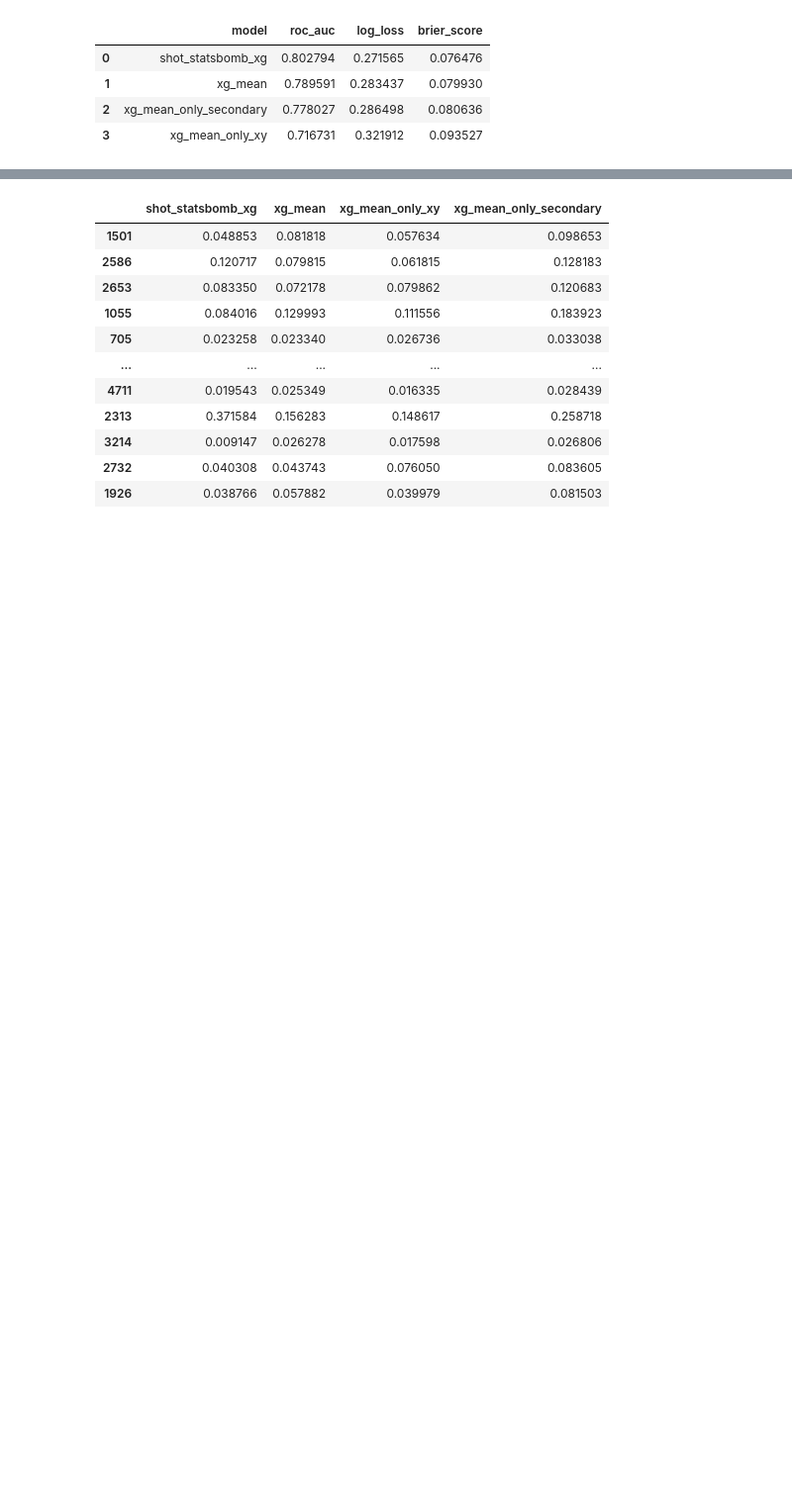
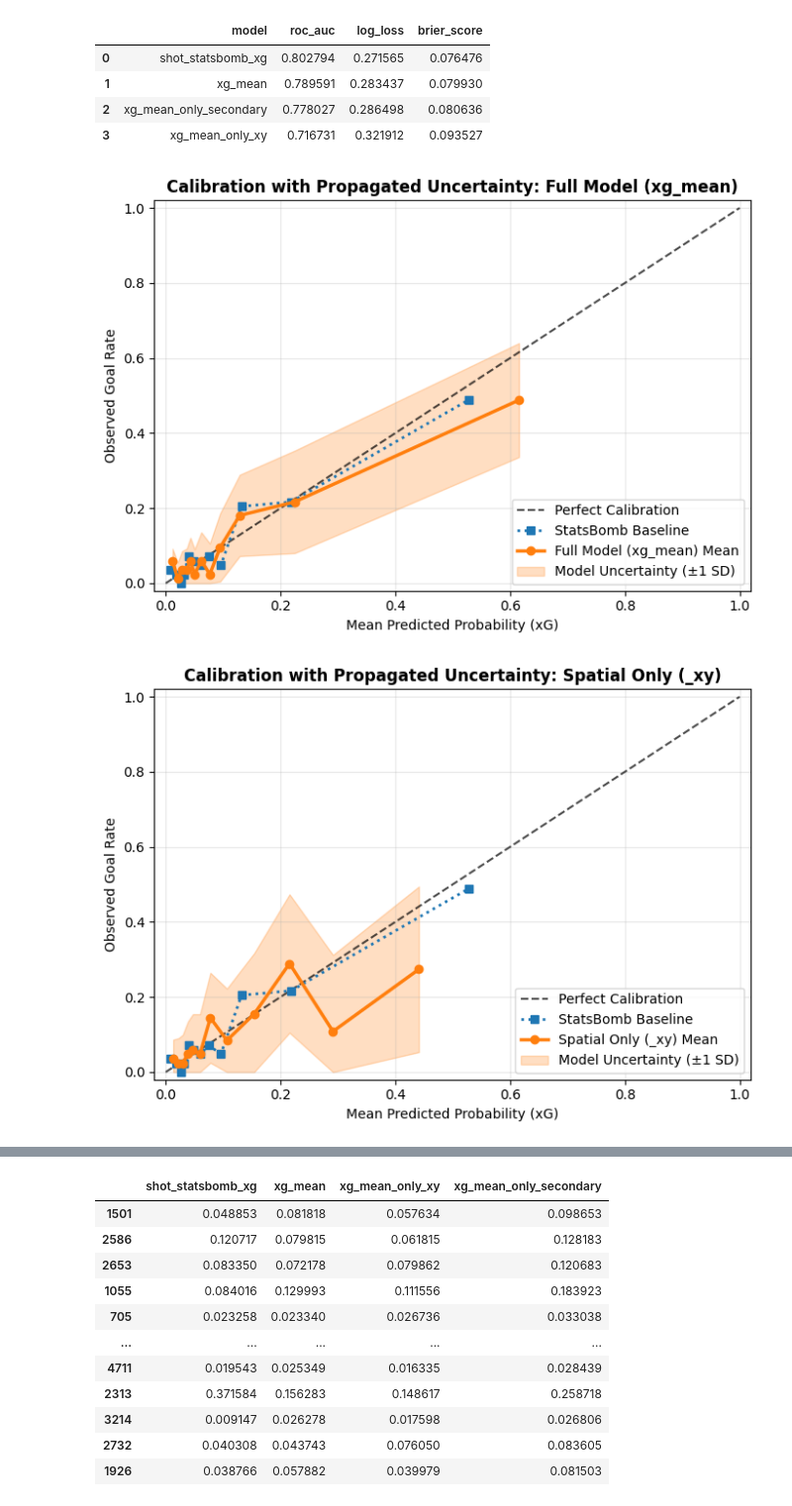
Before and after one commit to addybrown/DataScienceProjects, a Jupyter notebook: BayesianXgModel/BayesianXgModel.ipynb, the cells around one changed output, grey strips where cells are left out. Shown at 99% size. Saved outputs shown, nothing was run; the diff lists cells and outputs as text; code cells hidden in the pictures; blank space fills up the shorter version.

Commit message:
fix to curve and data

```diff
--- a/BayesianXgModel/BayesianXgModel.ipynb
+++ b/BayesianXgModel/BayesianXgModel.ipynb
@@ -1556,3 +1546,73 @@ metrics_df
 | 1 | xg_mean | 0.789591 | 0.283437 | 0.079930 |
 | 2 | xg_mean_only_secondary | 0.778027 | 0.286498 | 0.080636 |
 | 3 | xg_mean_only_xy | 0.716731 | 0.321912 | 0.093527 |
+# %%
+eval_df = df_test.copy()
+y_true = eval_df["is_goal"].values
+sb_xg = eval_df["shot_statsbomb_xg"].values
+n_bins = 12
+strategy = "quantile"
+eps = 1e-6
+
+model_configurations = {
+    "Full Model (xg_mean)": {
+        "mean_col": "xg_mean",
+        "std_col": "xg_std"
+    },
+    "Spatial Only (_xy)": {
+        "mean_col": "xg_mean_only_xy",
+        "std_col": "xg_std_only_xy"
+    },
+    "Secondary Only": {
+        "mean_col": "xg_mean_only_secondary",
+        "std_col": "xg_std_only_secondary"
+    }
+}
+
+for model_name, cols in model_configurations.items():
+    means = eval_df[cols["mean_col"]].values
+    stds = eval_df[cols["std_col"]].values
+    frac_pos, mean_pred = calibration_curve(
+        y_true, means, n_bins=n_bins, strategy=strategy
+    )
+
+    quantiles = np.linspace(0, 1, n_bins + 1)
+    bin_edges = np.percentile(means, quantiles * 100)
+    bin_edges[-1] = 1.05 # Ensure the upper bound catches the max value
+
+    binned_stds = []
+    for i in range(n_bins):
+        in_bin = (means >= bin_edges[i]) & (means < bin_edges[i+1])
+
+        if np.sum(in_bin) > 0:
+            bin_variance = np.mean(stds[in_bin] ** 2)
+            binned_stds.append(np.sqrt(bin_variance))
+        else:
+            binned_stds.append(0)
+
+    binned_stds = np.array(binned_stds)
+    lower_bound = np.clip(frac_pos - binned_stds, 0, 1)
+    upper_bound = np.clip(frac_pos + binned_stds, 0, 1)
+
+    plt.figure(figsize=(7, 5))
+    plt.plot([0, 1], [0, 1], "k--", linewidth=1.5, label="Perfect Calibration", alpha=0.7)
+
+    sb_frac, sb_mean = calibration_curve(y_true, sb_xg, n_bins=n_bins, strategy=strategy)
+    plt.plot(sb_mean, sb_frac, color="C0", linestyle=":", linewidth=2, marker="s", label="StatsBomb Baseline")
+    plt.plot(mean_pred, frac_pos, color="C1", linewidth=2.5, marker="o", label=f"{model_name} Mean")
+    plt.fill_between(
+        mean_pred, lower_bound, upper_bound,
+        color="C1", alpha=0.25, label="Model Uncertainty (±1 SD)"
+    )
+    plt.xlabel("Mean Predicted Probability (xG)")
+    plt.ylabel("Observed Goal Rate")
+    plt.title(f"Calibration with Propagated Uncertainty: {model_name}", fontsize=12, fontweight="bold")
+    plt.xlim([-0.02, 1.02])
+    plt.ylim([-0.02, 1.02])
+    plt.legend(loc="lower right")
+    plt.grid(alpha=0.3)
+    plt.tight_layout()
+    plt.show()
+# %% [output]
+[figure, added]
+[figure, added]
```
Also changed, not shown: parts of 4 cells of this notebook, 1 other file.
